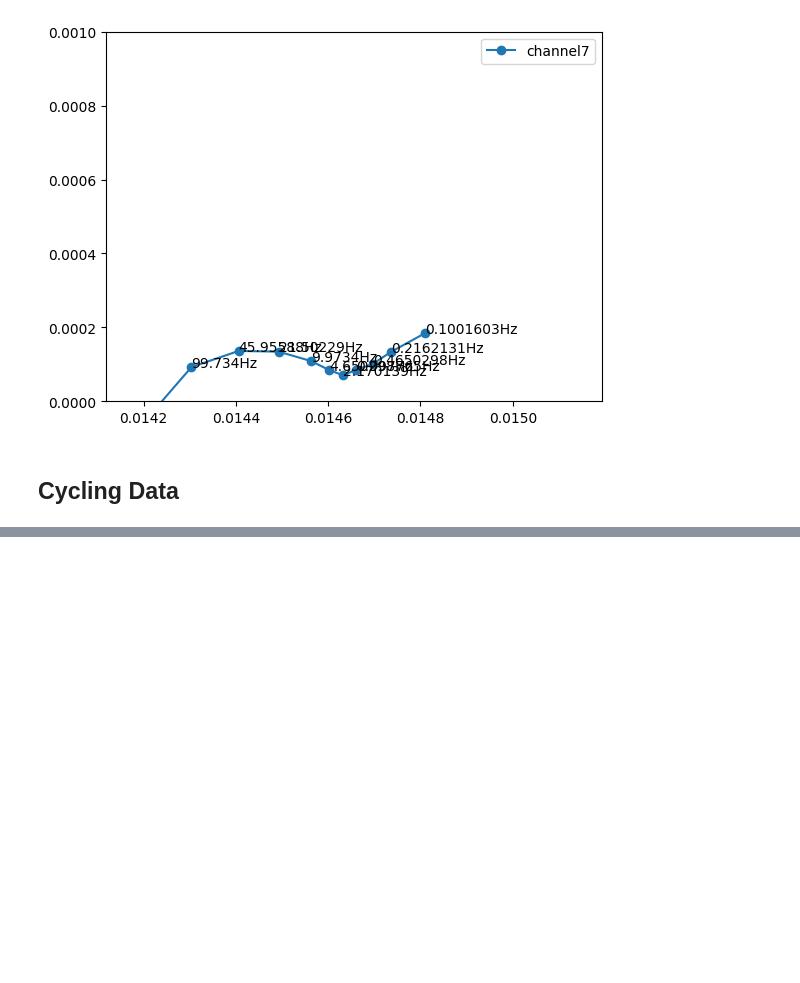
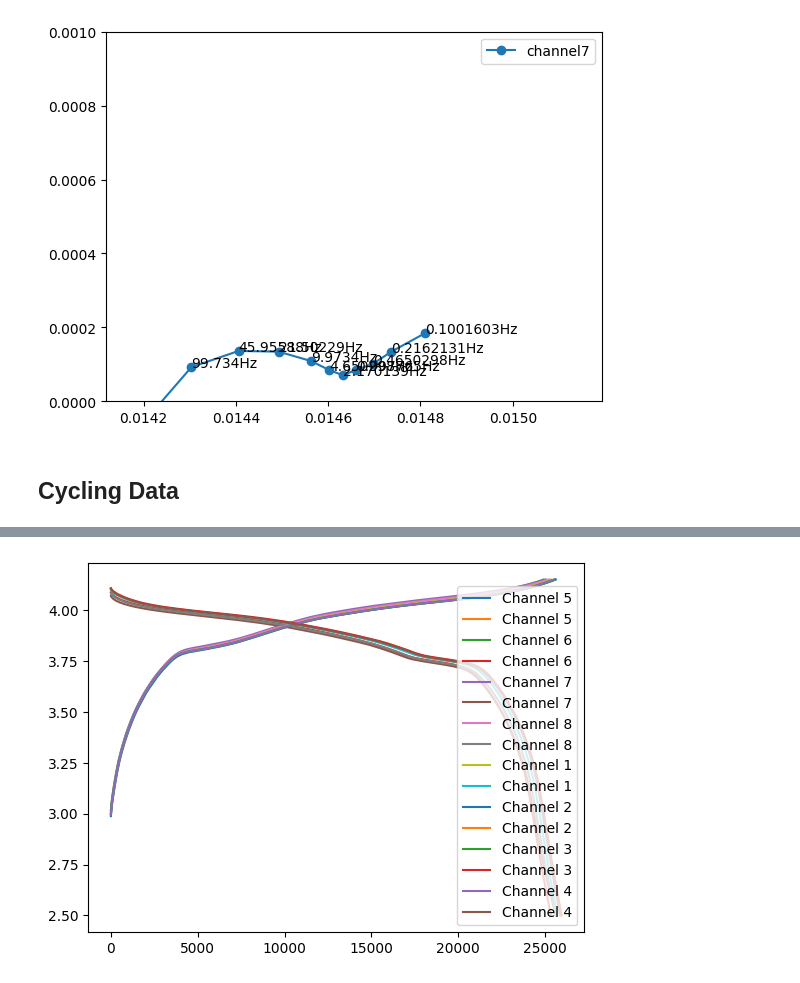
Before and after one commit to seanbuchanan-eng/battery_sizing_model, a Jupyter notebook: junk/test_leaf.ipynb, the cells around one changed output, grey strips where cells are left out. Cells and saved outputs as stored; diff of their text form; code cells hidden in the pictures; blank space fills up the shorter version.

```diff
--- a/junk/test_leaf.ipynb
+++ b/junk/test_leaf.ipynb
@@ -51,0 +146,15 @@ aribin_data_prepath = 'C:/Users/seanb/OneDrive/Documents/PRIMED/Battery Data/Lea
+# %%
+fig, ax = plt.subplots(1)
+for channel, cell in gen1_cells.items():
+    for cycle in cell:
+        for step in cycle:
+            if step.step_index == 21:
+                time = np.array(step["Test_Time(s)"]) - step["Test_Time(s)"][0]
+                ax.plot(time,step["Voltage(V)"], label=f'Channel {cell.channel_number}')
+            if step.step_index == 24:
+                time = np.array(step["Test_Time(s)"]) - step["Test_Time(s)"][0]
+                ax.plot(time,step["Voltage(V)"], label=f'Channel {cell.channel_number}')
+plt.legend()
+plt.show();
+# %% [output]
+[figure, added]
```
Also changed, not shown: parts of 8 cells of this notebook, 1 other file.
